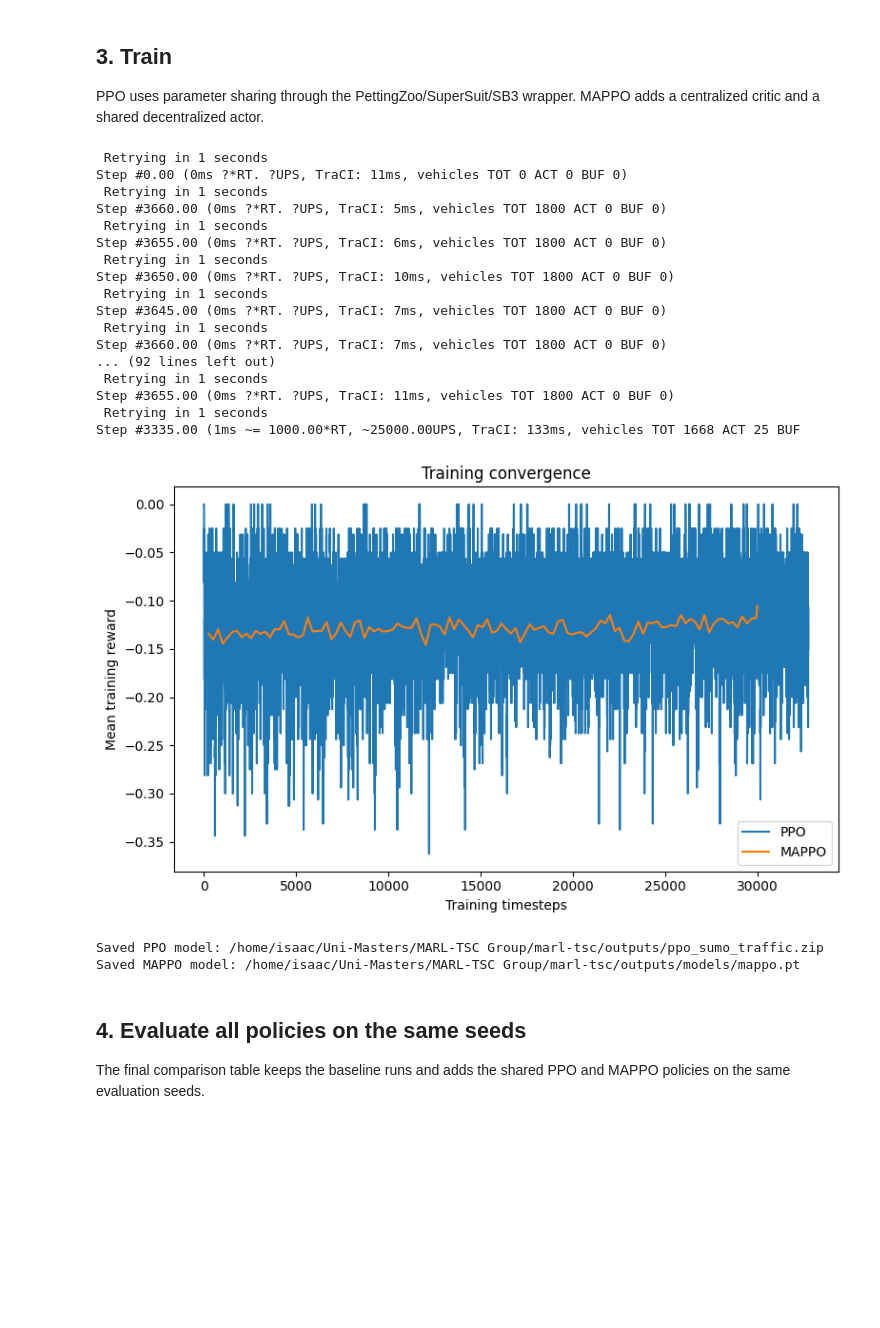
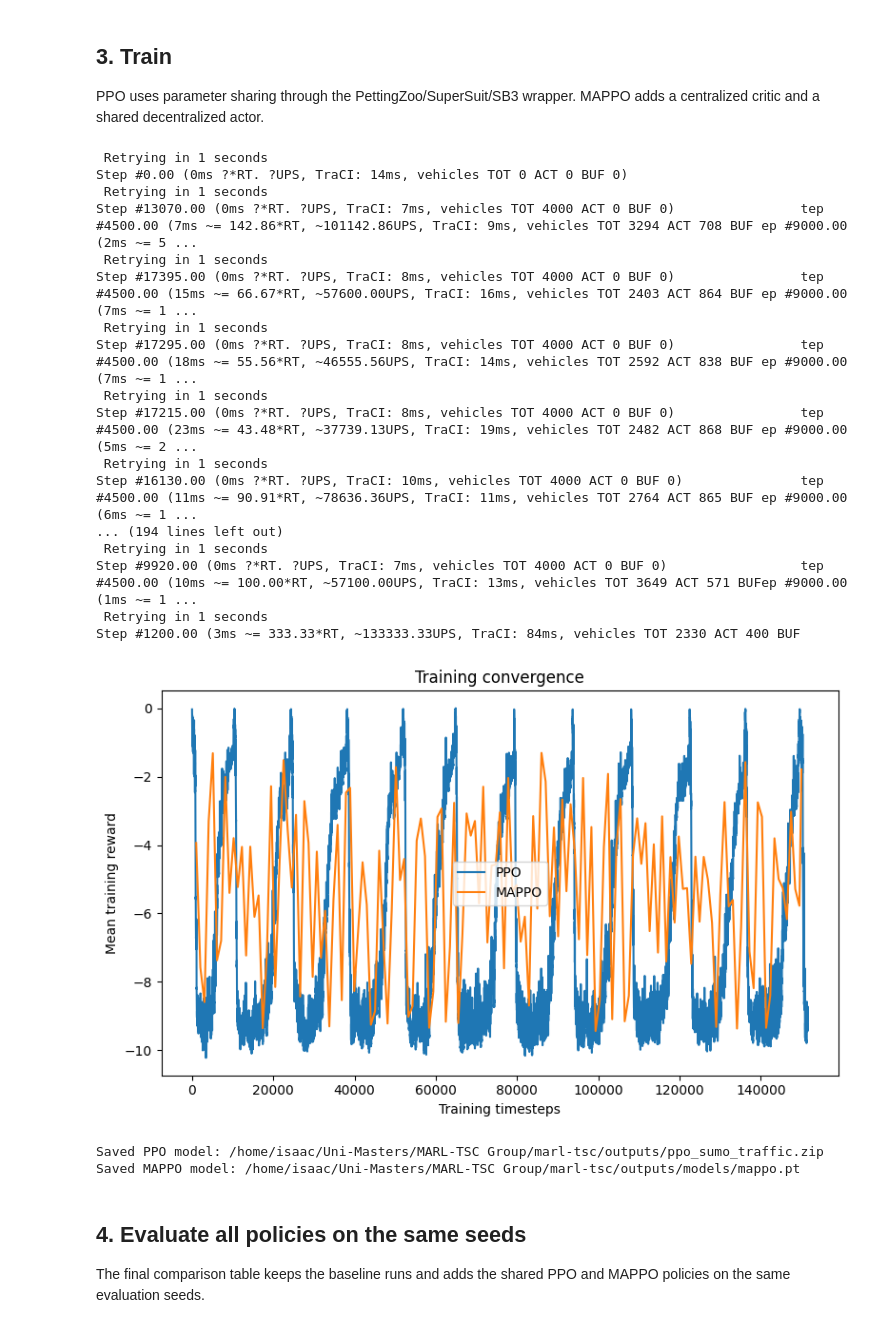
Before and after one commit to abergh18/marl-tsc, a Jupyter notebook: notebooks/main_flow.ipynb, the cells around one changed output. Drawn from its saved outputs; the diff is of its cells as text; code cells hidden in the pictures; blank space fills up the shorter version.

Commit message:
Run with higher step ratio and same seed for evaluation.

```diff
--- a/notebooks/main_flow.ipynb
+++ b/notebooks/main_flow.ipynb
@@ -151,49 +151,49 @@ ppo_model, ppo_history, ppo_model_path = train_ppo(
     config_file=paths.config_file,
     traffic_light_ids=traffic_light_ids,
     output_dir=OUTPUT_DIR,
-    total_timesteps=30_000,
+    total_timesteps=150_000,
     max_steps=SIMULATION_DURATION,
     seed=42,
     env_kwargs={"green_phase_count": GREEN_PHASE_COUNT,
                 "min_green_seconds": 5 },
 )
 
 mappo_model, mappo_history, mappo_model_path = train_mappo(
     config_file=paths.config_file,
     traffic_light_ids=traffic_light_ids,
     output_dir=OUTPUT_DIR,
-    total_timesteps=30_000,
+    total_timesteps=150_000,
     rollout_steps=1024,
     max_steps=SIMULATION_DURATION,
     seed=42,
     env_kwargs={"green_phase_count": GREEN_PHASE_COUNT,
                 "min_green_seconds": 5 },
 )
 
 fig, ax = plot_training_histories(ppo_history + mappo_history)
 plt.show()
 
 print("Saved PPO model:", ppo_model_path)
 print("Saved MAPPO model:", mappo_model_path)
 # %% [output]
  Retrying in 1 seconds
-Step #0.00 (0ms ?*RT. ?UPS, TraCI: 11ms, vehicles TOT 0 ACT 0 BUF 0)
+Step #0.00 (0ms ?*RT. ?UPS, TraCI: 14ms, vehicles TOT 0 ACT 0 BUF 0)
  Retrying in 1 seconds
-Step #3660.00 (0ms ?*RT. ?UPS, TraCI: 5ms, vehicles TOT 1800 ACT 0 BUF 0)
+Step #13070.00 (0ms ?*RT. ?UPS, TraCI: 7ms, vehicles TOT 4000 ACT 0 BUF 0)                tep #4500.00 (7ms ~= 142.86*RT, ~101142.86UPS, TraCI: 9ms, vehicles TOT 3294 ACT 708 BUF ep #9000.00 (2ms ~= 5 ...
  Retrying in 1 seconds
-Step #3655.00 (0ms ?*RT. ?UPS, TraCI: 6ms, vehicles TOT 1800 ACT 0 BUF 0)
+Step #17395.00 (0ms ?*RT. ?UPS, TraCI: 8ms, vehicles TOT 4000 ACT 0 BUF 0)                tep #4500.00 (15ms ~= 66.67*RT, ~57600.00UPS, TraCI: 16ms, vehicles TOT 2403 ACT 864 BUF ep #9000.00 (7ms ~= 1 ...
  Retrying in 1 seconds
-Step #3650.00 (0ms ?*RT. ?UPS, TraCI: 10ms, vehicles TOT 1800 ACT 0 BUF 0)
+Step #17295.00 (0ms ?*RT. ?UPS, TraCI: 8ms, vehicles TOT 4000 ACT 0 BUF 0)                tep #4500.00 (18ms ~= 55.56*RT, ~46555.56UPS, TraCI: 14ms, vehicles TOT 2592 ACT 838 BUF ep #9000.00 (7ms ~= 1 ...
  Retrying in 1 seconds
-Step #3645.00 (0ms ?*RT. ?UPS, TraCI: 7ms, vehicles TOT 1800 ACT 0 BUF 0)
+Step #17215.00 (0ms ?*RT. ?UPS, TraCI: 8ms, vehicles TOT 4000 ACT 0 BUF 0)                tep #4500.00 (23ms ~= 43.48*RT, ~37739.13UPS, TraCI: 19ms, vehicles TOT 2482 ACT 868 BUF ep #9000.00 (5ms ~= 2 ...
  Retrying in 1 seconds
-Step #3660.00 (0ms ?*RT. ?UPS, TraCI: 7ms, vehicles TOT 1800 ACT 0 BUF 0)
-... (92 lines left out)
+Step #16130.00 (0ms ?*RT. ?UPS, TraCI: 10ms, vehicles TOT 4000 ACT 0 BUF 0)               tep #4500.00 (11ms ~= 90.91*RT, ~78636.36UPS, TraCI: 11ms, vehicles TOT 2764 ACT 865 BUF ep #9000.00 (6ms ~= 1 ...
+... (194 lines left out)
  Retrying in 1 seconds
-Step #3655.00 (0ms ?*RT. ?UPS, TraCI: 11ms, vehicles TOT 1800 ACT 0 BUF 0)
+Step #9920.00 (0ms ?*RT. ?UPS, TraCI: 7ms, vehicles TOT 4000 ACT 0 BUF 0)                 tep #4500.00 (10ms ~= 100.00*RT, ~57100.00UPS, TraCI: 13ms, vehicles TOT 3649 ACT 571 BUFep #9000.00 (1ms ~= 1 ...
  Retrying in 1 seconds
-Step #3335.00 (1ms ~= 1000.00*RT, ~25000.00UPS, TraCI: 133ms, vehicles TOT 1668 ACT 25 BUF
+Step #1200.00 (3ms ~= 333.33*RT, ~133333.33UPS, TraCI: 84ms, vehicles TOT 2330 ACT 400 BUF
-[figure, old version]
+[figure, new version]
 Saved PPO model: /home/isaac/Uni-Masters/MARL-TSC Group/marl-tsc/outputs/ppo_sumo_traffic.zip
 Saved MAPPO model: /home/isaac/Uni-Masters/MARL-TSC Group/marl-tsc/outputs/models/mappo.pt
 # %% [markdown]
```
Also changed, not shown: parts of 4 cells of this notebook, 1 other file.
